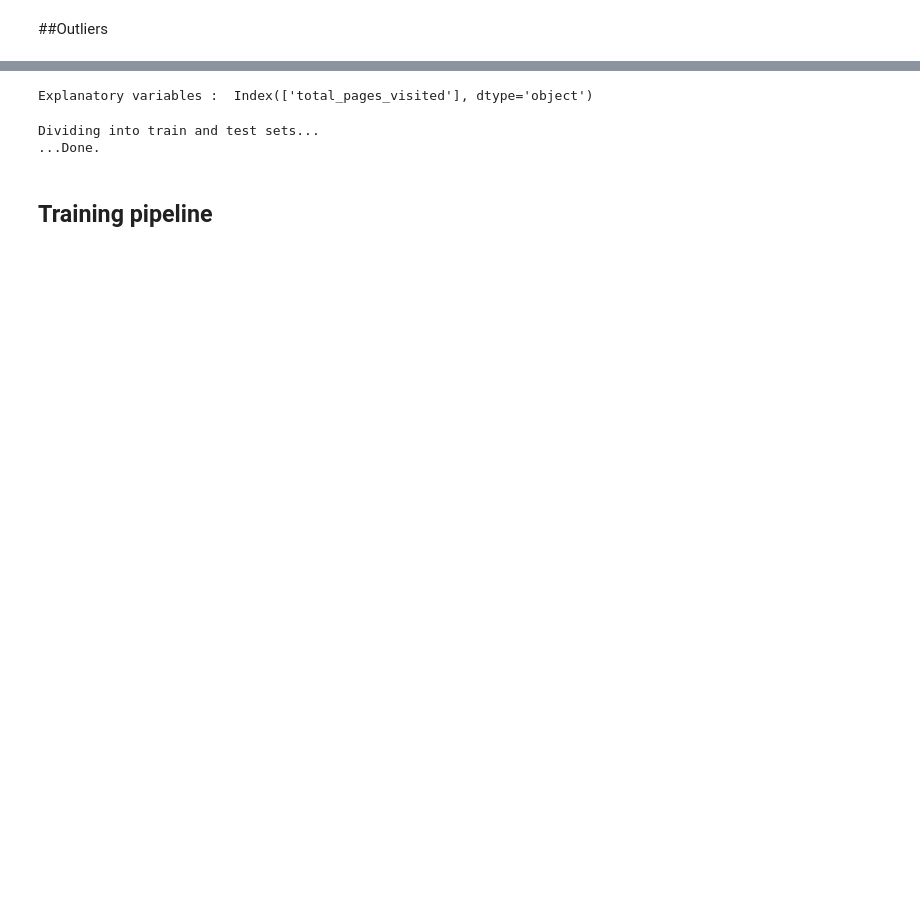
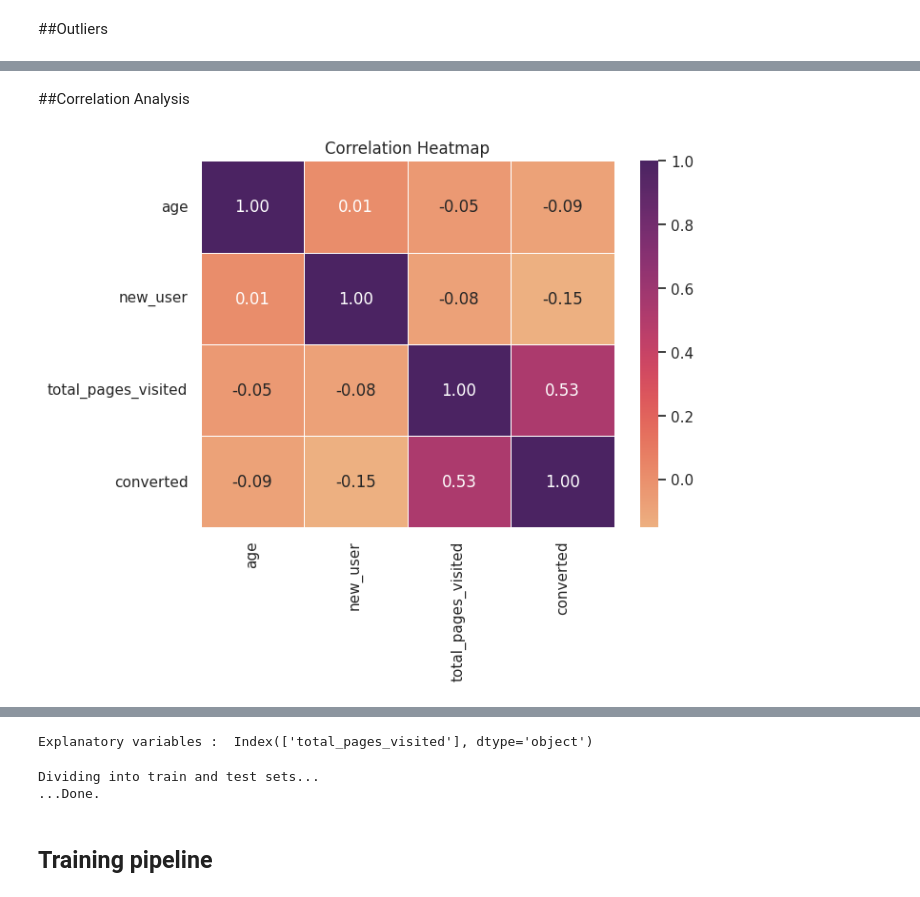
Before and after one commit to YnaPqt/supervised-machine-learning-conversion-rate, a Jupyter notebook: conversion_rate_challenge.ipynb, the cells around one changed output, grey strips where cells are left out. Saved outputs shown, nothing was run; the diff lists cells and outputs as text; code cells hidden in the pictures; blank space fills up the shorter version.

```diff
--- a/conversion_rate_challenge.ipynb
+++ b/conversion_rate_challenge.ipynb
@@ -208,6 +207,6 @@ upper_bound = Q3 + 1.5 * IQR
 outliers = (data['age'] < Q1 - 1.5 * IQR) | (data['age'] > Q3 + 1.5 *IQR)
 # %%
 # Remove outliers
-data_train_cleaned = data[~outliers]
-print('Data shape:', data_train_cleaned.shape)
+cleaned_data = data[~outliers]
+print('Data shape:', cleaned_data.shape)
 # %% [output]
@@ -227,0 +229,12 @@ fig.show(renderer='colab')
+# %% [markdown]
+##Correlation Analysis
+# %%
+corr_matrix= cleaned_data.corr(numeric_only=True)
+# %%
+#Correlation Heatmap
+plt.figure(figsize=(7, 5))
+sns.heatmap(corr_matrix, annot=True, cmap="flare", fmt=".2f", linewidths=0.5)
+plt.title("Correlation Heatmap")
+plt.show()
+# %% [output]
+[figure, added]
```
Also changed, not shown: parts of 67 cells of this notebook.
